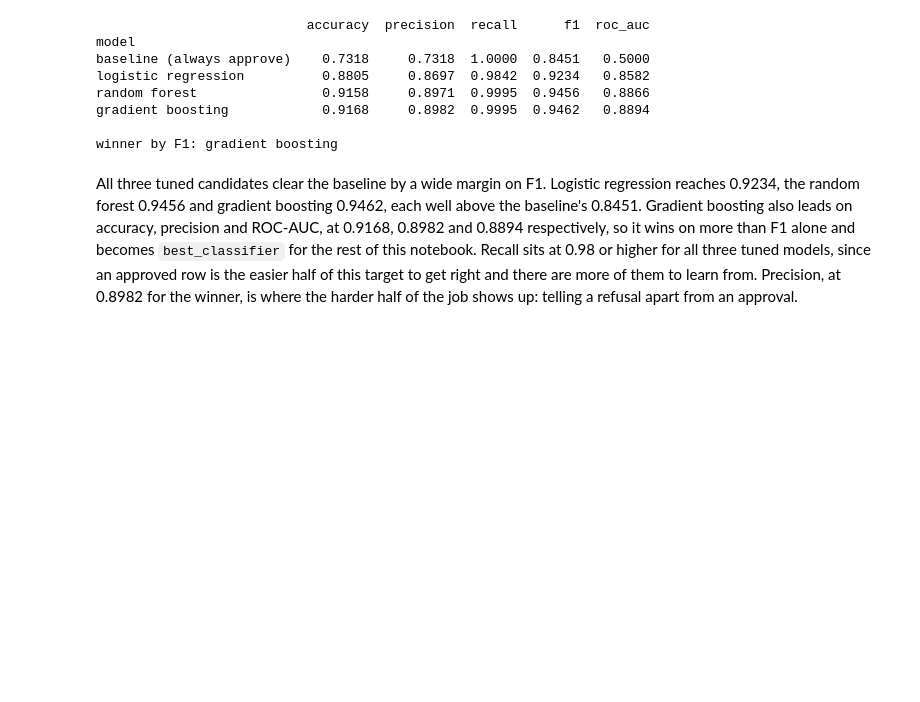
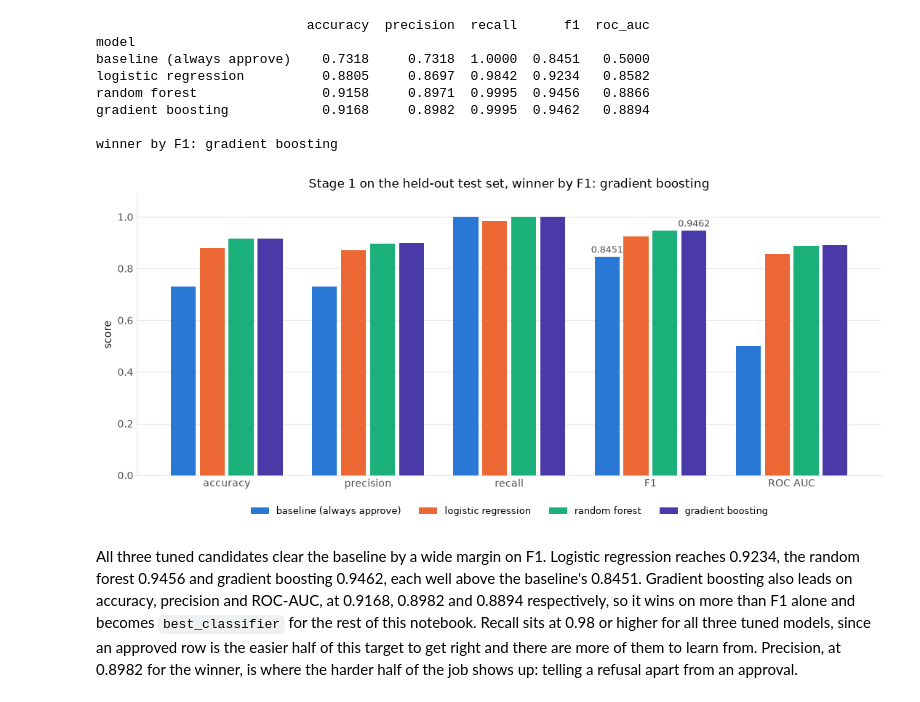
Before and after one commit to kushalkrishnappa/fai-final-project-2026, a Jupyter notebook: src/LoanSanctionAmountEstimation.ipynb, the cells around one changed output. Cells and saved outputs as stored; diff of their text form; code cells hidden in the pictures; blank space fills up the shorter version.

```diff
--- a/src/LoanSanctionAmountEstimation.ipynb
+++ b/src/LoanSanctionAmountEstimation.ipynb
@@ -1163,6 +1116,60 @@ random forest                0.9158     0.8971  0.9995  0.9456   0.8866
 gradient boosting            0.9168     0.8982  0.9995  0.9462   0.8894
 
 winner by F1: gradient boosting
+# %%
+# Palette checked with the dataviz validator rather than by eye. The notebook's
+# tab10 default fails colourblind separation (green against orange is OKLab
+# deltaE 0.7 under protanopia); these four clear every all-pairs gate, worst CVD
+# deltaE 9.2 and worst normal-vision deltaE 16.3.
+STAGE1_COLORS = ["#2a78d6", "#eb6834", "#1baf7a", "#4a3aa7"]
+GRID_INK = "#e6e6e3"
+LABEL_INK = "#52514e"
+
+metric_cols = ["accuracy", "precision", "recall", "f1", "roc_auc"]
+metric_labels = ["accuracy", "precision", "recall", "F1", "ROC AUC"]
+model_names = list(stage1_metrics.index)
+
+x = np.arange(len(metric_cols))
+slot = 0.82 / len(model_names)
+
+fig, ax = plt.subplots(figsize=(11, 5))
+for i, name in enumerate(model_names):
+    offset = (i - (len(model_names) - 1) / 2) * slot
+    values = stage1_metrics.loc[name, metric_cols].to_numpy(dtype=float)
+    bars = ax.bar(x + offset, values, slot * 0.86, label=name, color=STAGE1_COLORS[i], zorder=3)
+    # Two numbers only: the baseline's F1 and the winner's. F1 is the metric the
+    # winner is chosen on, so that pair is the comparison the section turns on.
+    # Labelling all twenty bars would collide, and the exact table is printed
+    # directly above this chart anyway.
+    f1_pos = metric_cols.index("f1")
+    ax.bar_label(
+        bars,
+        labels=[
+            f"{v:.4f}" if (j == f1_pos and name in (model_names[0], best_name)) else ""
+            for j, v in enumerate(values)
+        ],
+        padding=2, fontsize=9, color=LABEL_INK,
+    )
+
+ax.set_xticks(x, metric_labels)
+ax.set_ylim(0, 1.09)
+ax.set_ylabel("score")
+ax.set_title(f"Stage 1 on the held-out test set, winner by F1: {best_name}")
+ax.grid(axis="y", color=GRID_INK, linewidth=0.8, zorder=0)
+ax.set_axisbelow(True)
+for side in ("top", "right"):
+    ax.spines[side].set_visible(False)
+for side in ("left", "bottom"):
+    ax.spines[side].set_color(GRID_INK)
+ax.tick_params(colors=LABEL_INK, length=0)
+ax.legend(loc="upper center", bbox_to_anchor=(0.5, -0.08), frameon=False, ncols=4, fontsize=9)
+
+plt.tight_layout()
+plt.savefig("../report/figures/stage1_model_comparison.png", dpi=150, bbox_inches="tight")
+plt.show()
+plt.close(fig)
+# %% [output]
+[figure, added]
 # %% [markdown]
 All three tuned candidates clear the baseline by a wide margin on F1.
 Logistic regression reaches 0.9234, the random forest 0.9456 and gradient
```
Also changed, not shown: parts of 19 cells of this notebook, 8 other files.
